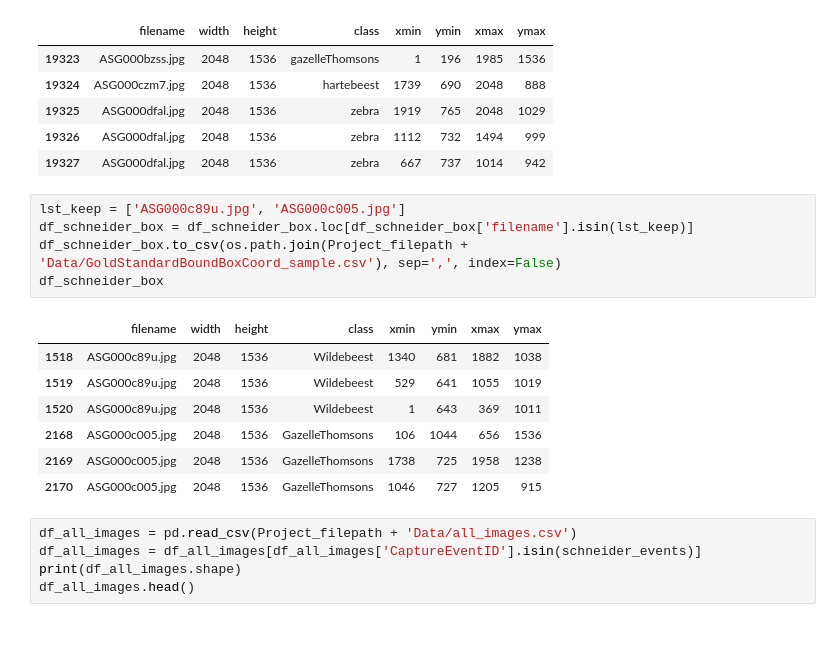
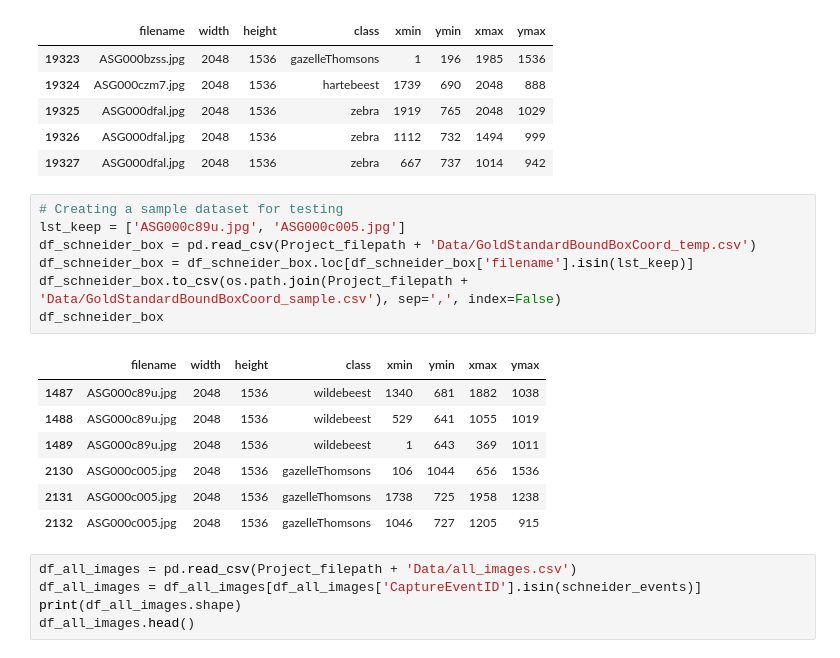
Before and after one commit to Manish-rai21bit/camera-trap-detection, a Jupyter notebook: data_prep/Data_Model_LILA_Schneider_testData.ipynb, the cells around one changed output. Cells and saved outputs as stored; diff of their text form.

```diff
--- a/data_prep/Data_Model_LILA_Schneider_testData.ipynb
+++ b/data_prep/Data_Model_LILA_Schneider_testData.ipynb
@@ -71,18 +71,20 @@ df_schneider_box.tail()
 | 19326 | ASG000dfal.jpg | 2048 | 1536 | zebra | 1112 | 732 | 1494 | 999 |
 | 19327 | ASG000dfal.jpg | 2048 | 1536 | zebra | 667 | 737 | 1014 | 942 |
 # %%
+# Creating a sample dataset for testing
 lst_keep = ['ASG000c89u.jpg', 'ASG000c005.jpg']
+df_schneider_box = pd.read_csv(Project_filepath + 'Data/GoldStandardBoundBoxCoord_temp.csv')
 df_schneider_box = df_schneider_box.loc[df_schneider_box['filename'].isin(lst_keep)]
 df_schneider_box.to_csv(os.path.join(Project_filepath + 'Data/GoldStandardBoundBoxCoord_sample.csv'), sep=',', index=False)
 df_schneider_box
 # %% [output]
 |  | filename | width | height | class | xmin | ymin | xmax | ymax |
-| 1518 | ASG000c89u.jpg | 2048 | 1536 | Wildebeest | 1340 | 681 | 1882 | 1038 |
-| 1519 | ASG000c89u.jpg | 2048 | 1536 | Wildebeest | 529 | 641 | 1055 | 1019 |
-| 1520 | ASG000c89u.jpg | 2048 | 1536 | Wildebeest | 1 | 643 | 369 | 1011 |
-| 2168 | ASG000c005.jpg | 2048 | 1536 | GazelleThomsons | 106 | 1044 | 656 | 1536 |
-| 2169 | ASG000c005.jpg | 2048 | 1536 | GazelleThomsons | 1738 | 725 | 1958 | 1238 |
-| 2170 | ASG000c005.jpg | 2048 | 1536 | GazelleThomsons | 1046 | 727 | 1205 | 915 |
+| 1487 | ASG000c89u.jpg | 2048 | 1536 | wildebeest | 1340 | 681 | 1882 | 1038 |
+| 1488 | ASG000c89u.jpg | 2048 | 1536 | wildebeest | 529 | 641 | 1055 | 1019 |
+| 1489 | ASG000c89u.jpg | 2048 | 1536 | wildebeest | 1 | 643 | 369 | 1011 |
+| 2130 | ASG000c005.jpg | 2048 | 1536 | gazelleThomsons | 106 | 1044 | 656 | 1536 |
+| 2131 | ASG000c005.jpg | 2048 | 1536 | gazelleThomsons | 1738 | 725 | 1958 | 1238 |
+| 2132 | ASG000c005.jpg | 2048 | 1536 | gazelleThomsons | 1046 | 727 | 1205 | 915 |
 # %%
 df_all_images = pd.read_csv(Project_filepath + 'Data/all_images.csv')
 df_all_images = df_all_images[df_all_images['CaptureEventID'].isin(schneider_events)]
```
Also changed, not shown: parts of 10 cells of this notebook.
